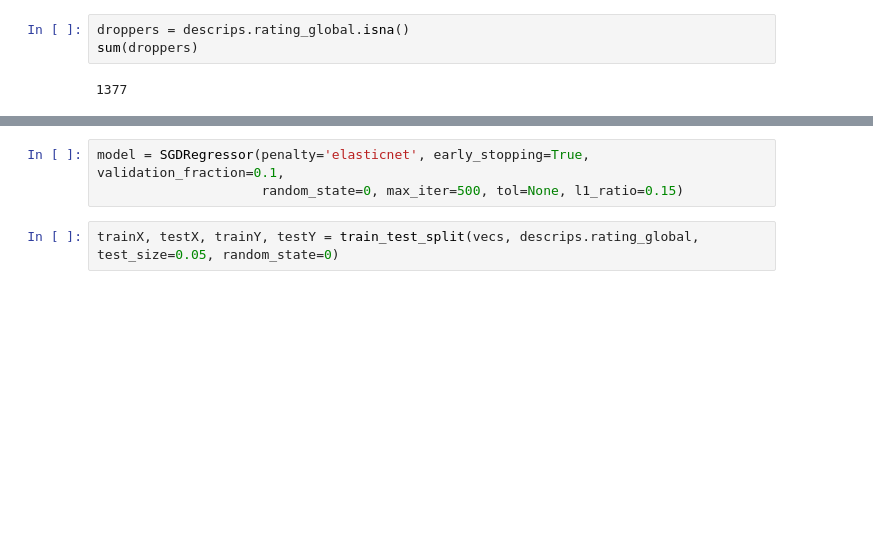
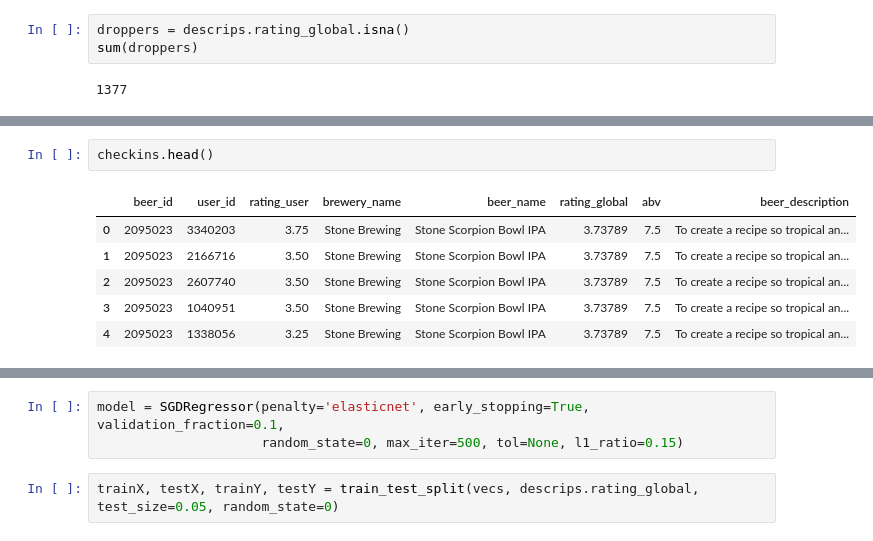
Before and after one commit to ebhtra/springboard, a Jupyter notebook: capstone_1/DescriptionNLP.ipynb, the cells around one changed output, grey strips where cells are left out. Cells and saved outputs as stored; diff of their text form; blank space fills up the shorter version.

```diff
--- a/capstone_1/DescriptionNLP.ipynb
+++ b/capstone_1/DescriptionNLP.ipynb
@@ -105,0 +113,9 @@ descrips.shape
+# %%
+checkins.head()
+# %% [output]
+|  | beer_id | user_id | rating_user | brewery_name | beer_name | rating_global | abv | beer_description |
+| 0 | 2095023 | 3340203 | 3.75 | Stone Brewing | Stone Scorpion Bowl IPA | 3.73789 | 7.5 | To create a recipe so tropical an... |
+| 1 | 2095023 | 2166716 | 3.50 | Stone Brewing | Stone Scorpion Bowl IPA | 3.73789 | 7.5 | To create a recipe so tropical an... |
+| 2 | 2095023 | 2607740 | 3.50 | Stone Brewing | Stone Scorpion Bowl IPA | 3.73789 | 7.5 | To create a recipe so tropical an... |
+| 3 | 2095023 | 1040951 | 3.50 | Stone Brewing | Stone Scorpion Bowl IPA | 3.73789 | 7.5 | To create a recipe so tropical an... |
+| 4 | 2095023 | 1338056 | 3.25 | Stone Brewing | Stone Scorpion Bowl IPA | 3.73789 | 7.5 | To create a recipe so tropical an... |
```
Also changed, not shown: parts of 52 cells of this notebook.
